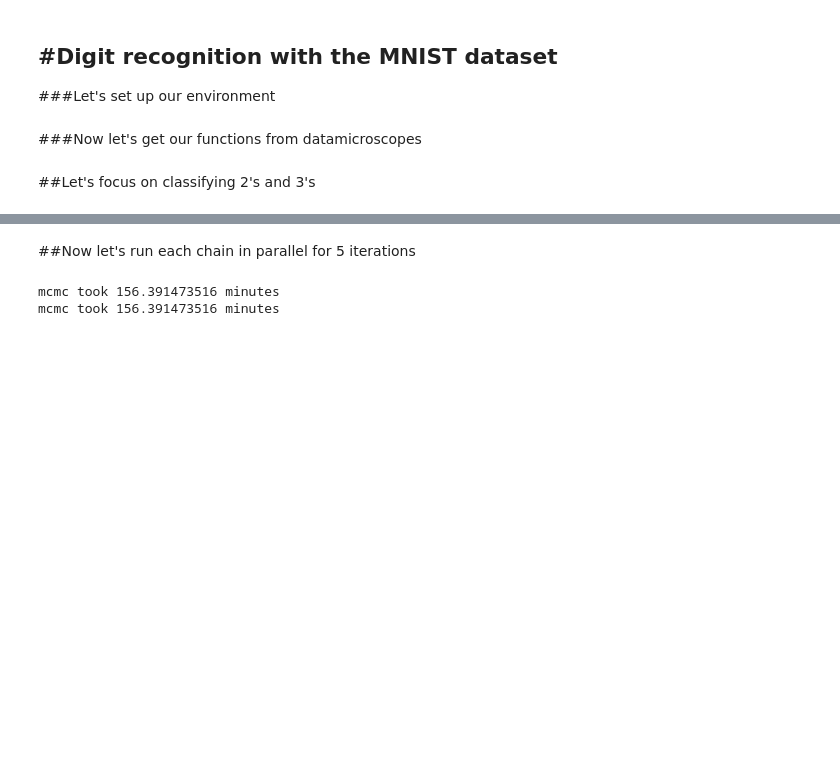
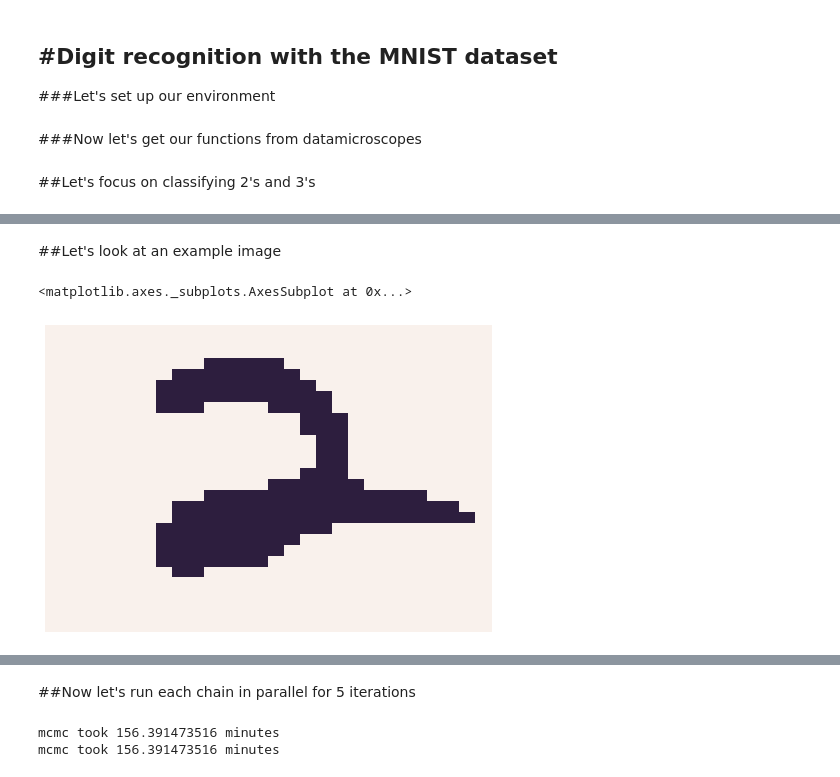
Before and after one commit to datamicroscopes/kernels, a Jupyter notebook: examples/mnist-predictions.ipynb, the cells around one changed output, grey strips where cells are left out. Saved outputs shown, nothing was run; the diff lists cells and outputs as text; code cells hidden in the pictures; blank space fills up the shorter version.

```diff
--- a/examples/mnist-predictions.ipynb
+++ b/examples/mnist-predictions.ipynb
@@ -54,0 +61,7 @@ Y = np.array([tuple(y) for y in np.random.permutation(Y)], dtype=[('', bool)]*D)
+# %% [markdown]
+##Let's look at an example image
+# %%
+sns.heatmap(np.reshape([i for i in Y[0]], (W,W)), linewidth=0, xticklabels=False, yticklabels=False, cbar=False)
+# %% [output]
+<matplotlib.axes._subplots.AxesSubplot at 0x...>
+[figure, added]
```
Also changed, not shown: parts of 10 cells of this notebook.
